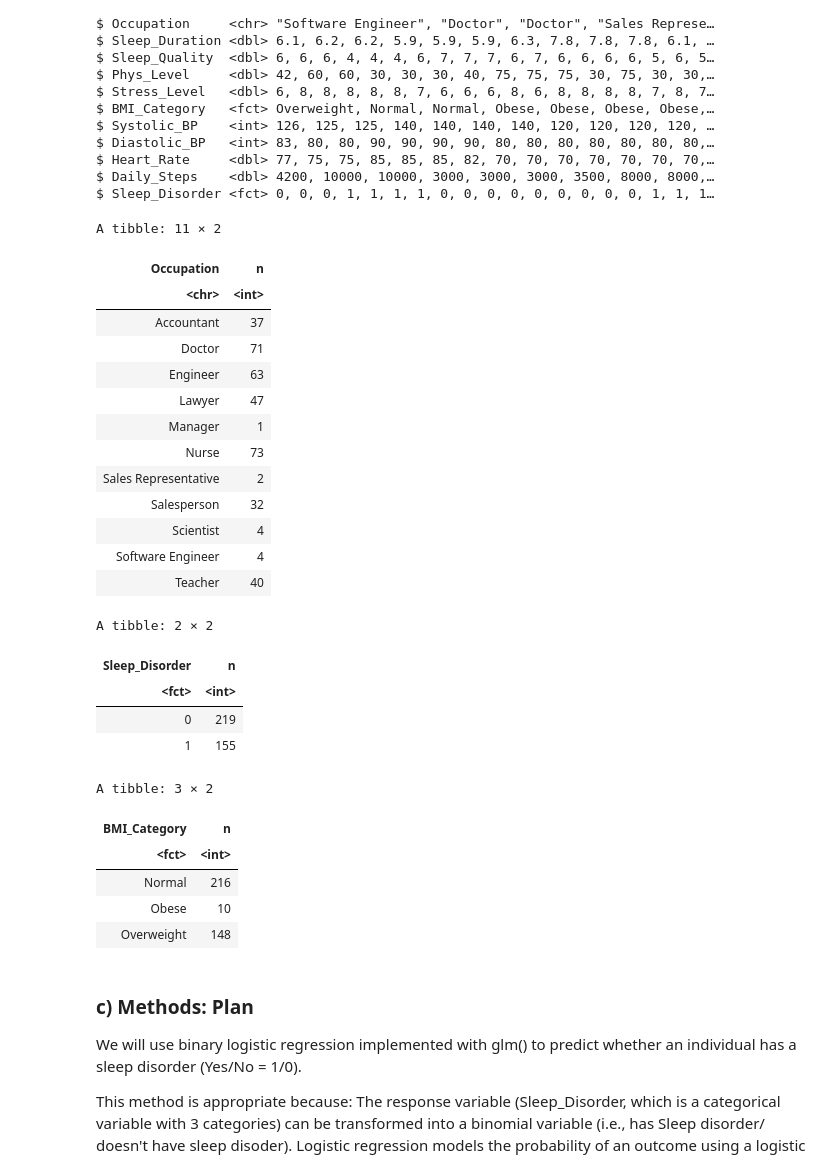
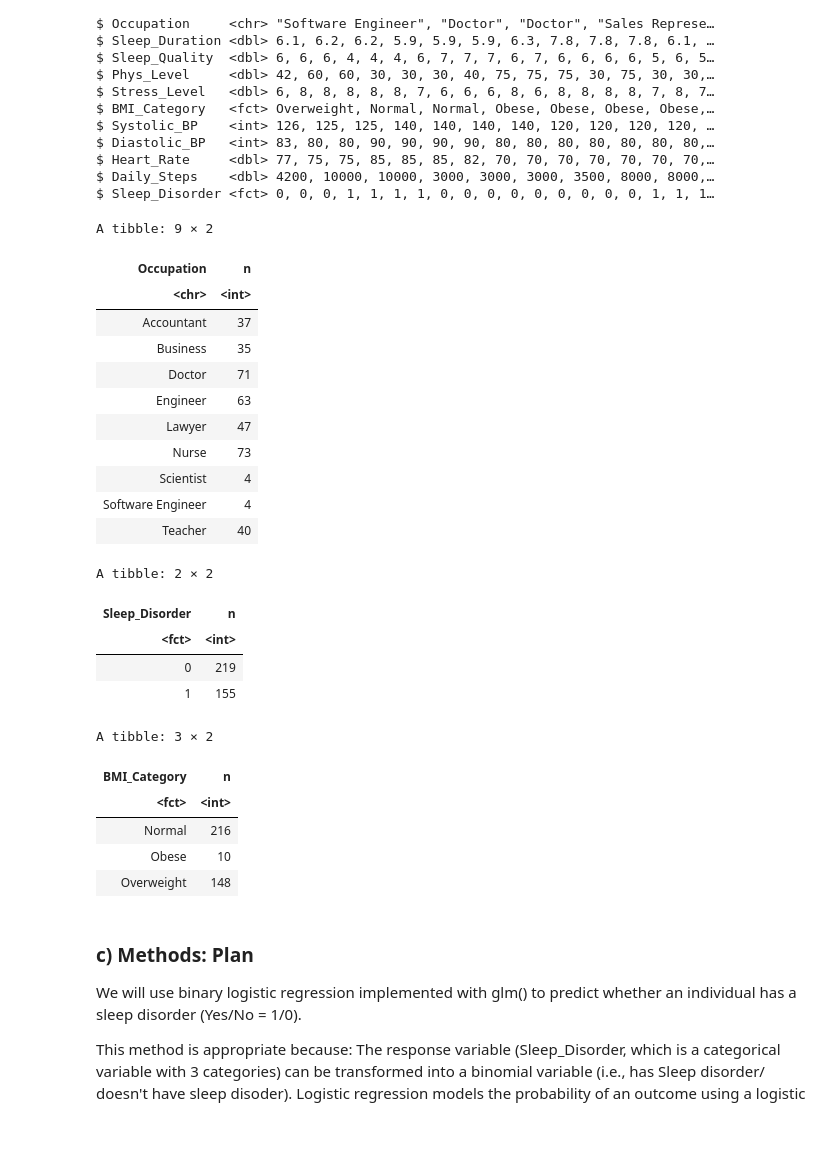
Before and after one commit to Tarun-Narayan/STAT301-GroupProject, a Jupyter notebook: MethodsPlan&ComputationalCode&Output-3.ipynb, the cells around one changed output. Drawn from its saved outputs; the diff is of its cells as text; code cells hidden in the pictures; blank space fills up the shorter version.

```diff
--- a/MethodsPlan&ComputationalCode&Output-3.ipynb
+++ b/MethodsPlan&ComputationalCode&Output-3.ipynb
@@ -108,28 +109,31 @@ $ Sleep_Disorder <fct> 0, 0, 0, 1, 1, 1, 1, 0, 0, 0, 0, 0, 0, 0, 0, 0, 1, 1, 1
 # %%
 # Summary tables to view counts per category
 count(sleep_data, Occupation)
 
-# There is only 1 Manager.
+# There is only 1 Manager. Combine with Sales Rep and Salesperson into Business.
+
+sleep_data <- sleep_data %>%
+  mutate(Occupation = ifelse(Occupation == "Manager", "Business", Occupation)) %>%
+  mutate(Occupation = ifelse(Occupation == "Sales Representative", "Business", Occupation)) %>%
+  mutate(Occupation = ifelse(Occupation == "Salesperson", "Business", Occupation))
 
 count(sleep_data, Sleep_Disorder)
 
 # The two groups are relatively balanced.
 
 count(sleep_data, BMI_Category)
 
 # The groups are unbalanced; few are in the 'Obese' category.
 # %% [output]
-A tibble: 11 × 2
+A tibble: 9 × 2
 | Occupation | n |
 | <chr> | <int> |
 | Accountant | 37 |
+| Business | 35 |
 | Doctor | 71 |
 | Engineer | 63 |
 | Lawyer | 47 |
-| Manager | 1 |
 | Nurse | 73 |
-| Sales Representative | 2 |
-| Salesperson | 32 |
 | Scientist | 4 |
 | Software Engineer | 4 |
 | Teacher | 40 |
```
Also changed, not shown: parts of 8 cells of this notebook.
